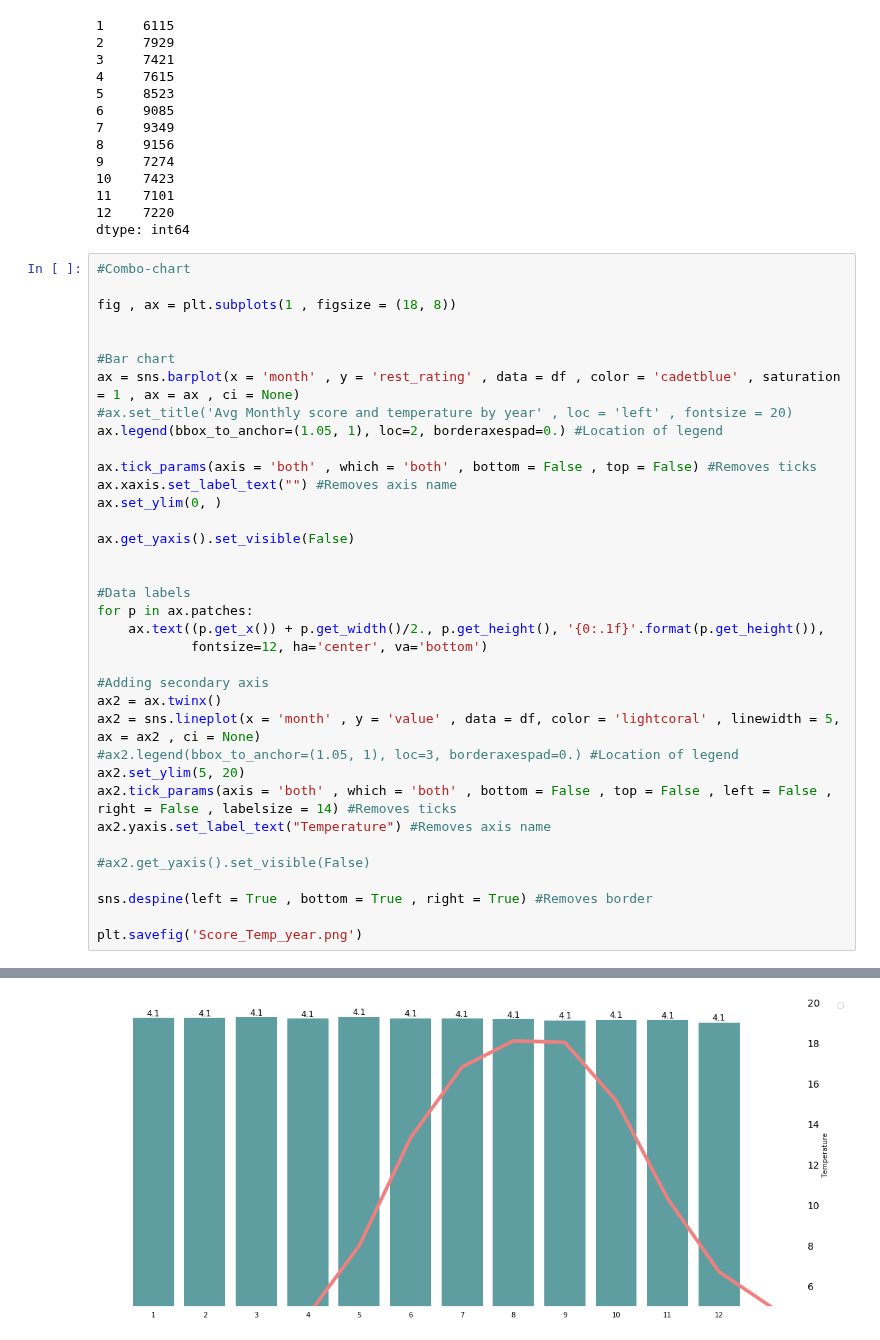
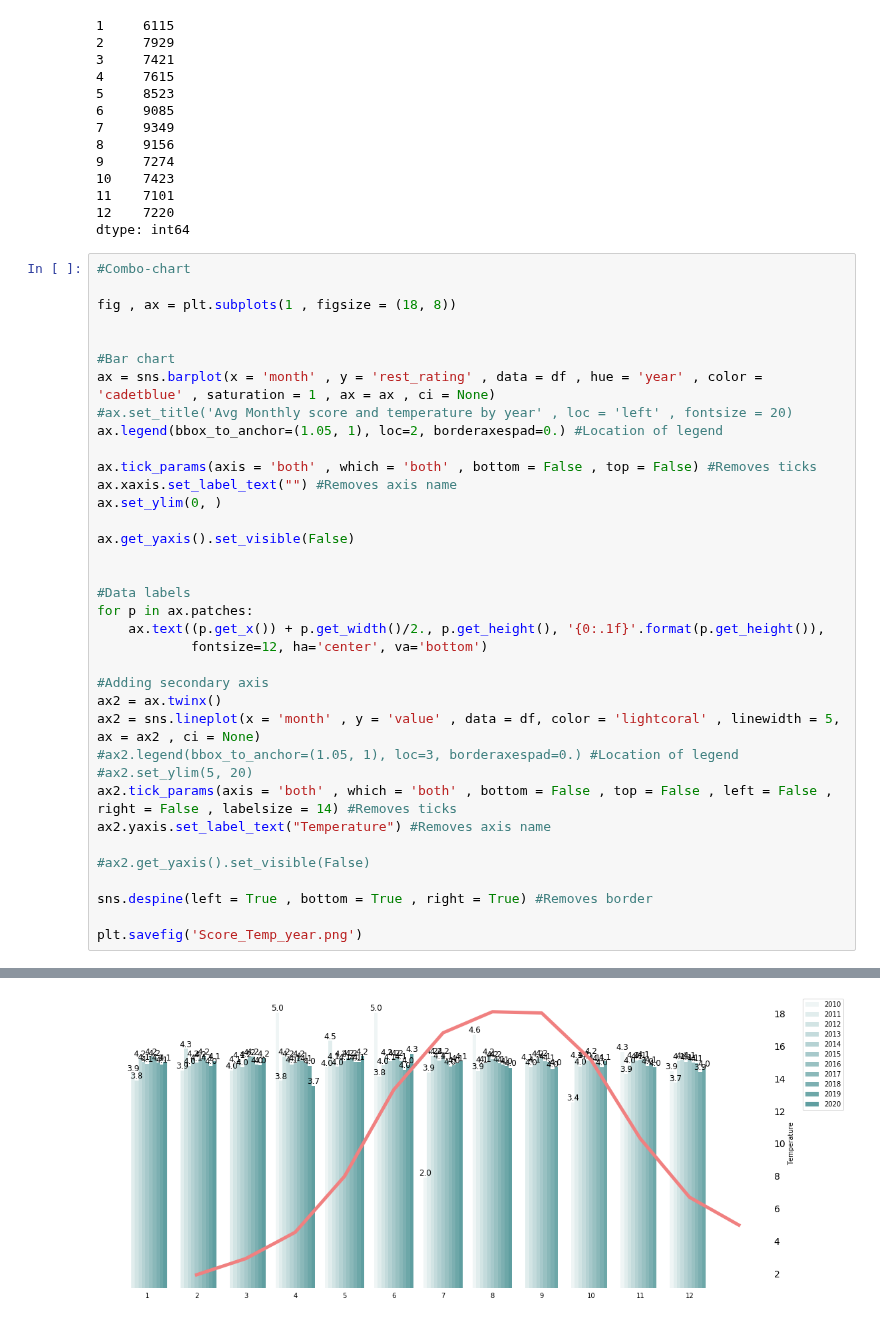
Before and after one commit to annarenneke/Group19, a Jupyter notebook: EXAM/Descriptive Stat.ipynb, the cells around one changed output, grey strips where cells are left out. Cells and saved outputs as stored; diff of their text form.

```diff
--- a/EXAM/Descriptive Stat.ipynb
+++ b/EXAM/Descriptive Stat.ipynb
@@ -164,7 +164,7 @@ fig , ax = plt.subplots(1 , figsize = (18, 8))
 
 
 #Bar chart
-ax = sns.barplot(x = 'month' , y = 'rest_rating' , data = df , color = 'cadetblue' , saturation = 1 , ax = ax , ci = None)
+ax = sns.barplot(x = 'month' , y = 'rest_rating' , data = df , hue = 'year' , color = 'cadetblue' , saturation = 1 , ax = ax , ci = None)
 #ax.set_title('Avg Monthly score and temperature by year' , loc = 'left' , fontsize = 20)
 ax.legend(bbox_to_anchor=(1.05, 1), loc=2, borderaxespad=0.) #Location of legend
 
@@ -184,7 +184,7 @@ for p in ax.patches:
 ax2 = ax.twinx()
 ax2 = sns.lineplot(x = 'month' , y = 'value' , data = df, color = 'lightcoral' , linewidth = 5, ax = ax2 , ci = None)
 #ax2.legend(bbox_to_anchor=(1.05, 1), loc=3, borderaxespad=0.) #Location of legend
-ax2.set_ylim(5, 20)
+#ax2.set_ylim(5, 20)
 ax2.tick_params(axis = 'both' , which = 'both' , bottom = False , top = False , left = False , right = False , labelsize = 14) #Removes ticks
 ax2.yaxis.set_label_text("Temperature") #Removes axis name
 
@@ -198 +214 @@ No handles with labels found to put in legend.
-[figure, old version]
+[figure, new version]
```
Also changed, not shown: parts of 3 cells of this notebook, 3 other files.
